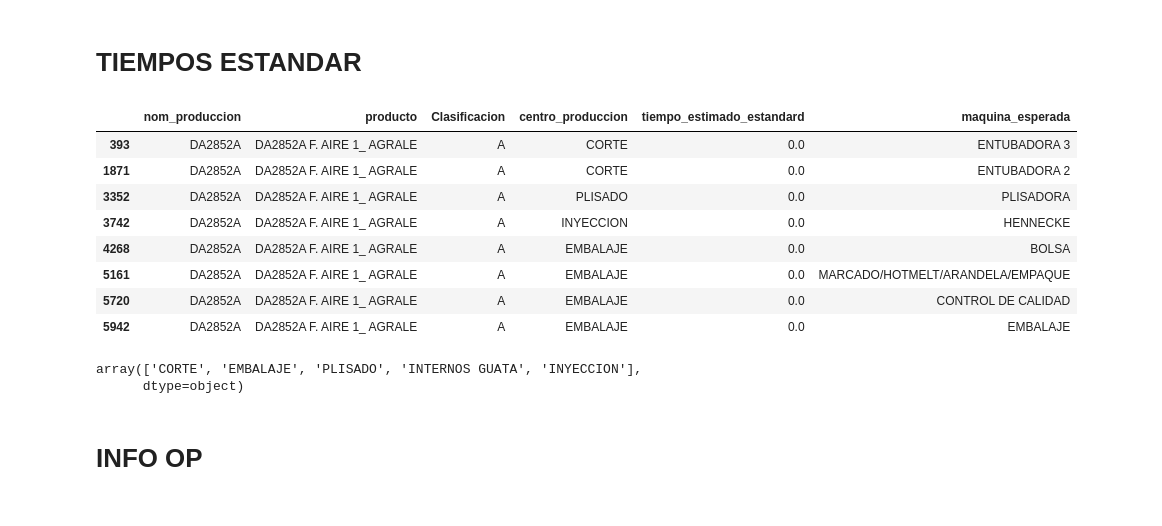
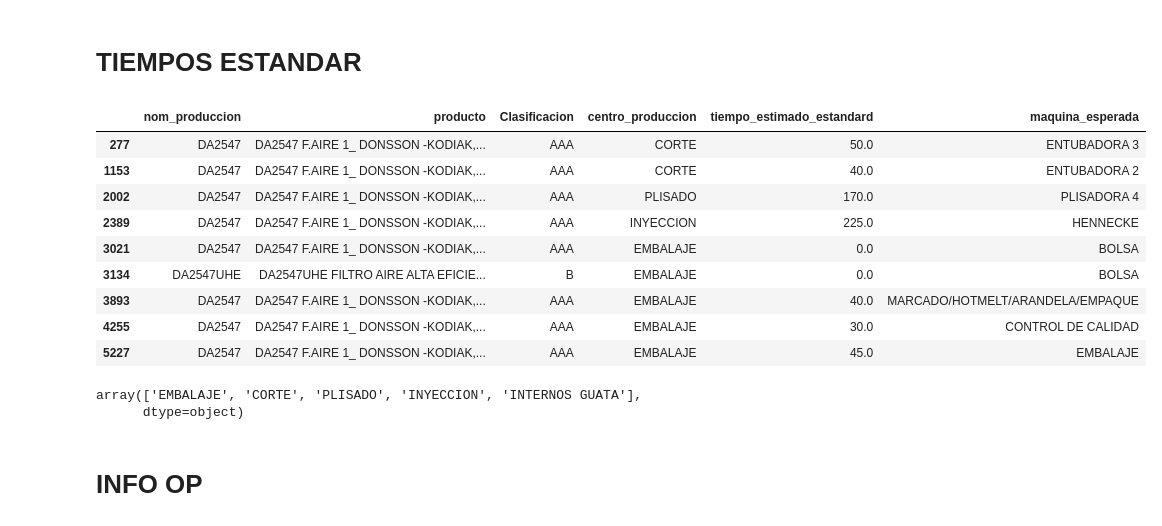
Before and after one commit to FiltrosDonsson/Proyectos-Data-analyst, a Jupyter notebook: PRORUDCCION/tiempo_produccion.ipynb, the cells around one changed output. Drawn from its saved outputs; the diff is of its cells as text; code cells hidden in the pictures.

```diff
--- a/PRORUDCCION/tiempo_produccion.ipynb
+++ b/PRORUDCCION/tiempo_produccion.ipynb
@@ -72,22 +72,28 @@ sin_ventas = te_clas[te_clas["Clasificacion"].isna()]
 te_clas = te_clas[~te_clas["nom_produccion"].isin(sin_ventas["nom_produccion"])]
 
 te_clas = te_clas[["nom_produccion","producto","Clasificacion","centro_produccion","tiempo_estimado_estandard","maquina_esperada"]]
+
+# 🧹 Eliminar filas con tiempo_estimado_estandard = 0 excepto si maquina_esperada == "BOLSA"
+te_clas = te_clas[
+    ~((te_clas["tiempo_estimado_estandard"] == 0) & (te_clas["maquina_esperada"].str.upper() != "BOLSA"))
+]
 # %%
-te_clas[te_clas["producto"].str.contains("DA2852A")]
+te_clas[te_clas["producto"].str.contains("DA2547")]
 # %% [output]
 |  | nom_produccion | producto | Clasificacion | centro_produccion | tiempo_estimado_estandard | maquina_esperada |
-| 393 | DA2852A | DA2852A F. AIRE 1_ AGRALE | A | CORTE | 0.0 | ENTUBADORA 3 |
-| 1871 | DA2852A | DA2852A F. AIRE 1_ AGRALE | A | CORTE | 0.0 | ENTUBADORA 2 |
-| 3352 | DA2852A | DA2852A F. AIRE 1_ AGRALE | A | PLISADO | 0.0 | PLISADORA |
-| 3742 | DA2852A | DA2852A F. AIRE 1_ AGRALE | A | INYECCION | 0.0 | HENNECKE |
-| 4268 | DA2852A | DA2852A F. AIRE 1_ AGRALE | A | EMBALAJE | 0.0 | BOLSA |
-| 5161 | DA2852A | DA2852A F. AIRE 1_ AGRALE | A | EMBALAJE | 0.0 | MARCADO/HOTMELT/ARANDELA/EMPAQUE |
-| 5720 | DA2852A | DA2852A F. AIRE 1_ AGRALE | A | EMBALAJE | 0.0 | CONTROL DE CALIDAD |
-| 5942 | DA2852A | DA2852A F. AIRE 1_ AGRALE | A | EMBALAJE | 0.0 | EMBALAJE |
+| 277 | DA2547 | DA2547 F.AIRE 1_ DONSSON -KODIAK,... | AAA | CORTE | 50.0 | ENTUBADORA 3 |
+| 1153 | DA2547 | DA2547 F.AIRE 1_ DONSSON -KODIAK,... | AAA | CORTE | 40.0 | ENTUBADORA 2 |
+| 2002 | DA2547 | DA2547 F.AIRE 1_ DONSSON -KODIAK,... | AAA | PLISADO | 170.0 | PLISADORA 4 |
+| 2389 | DA2547 | DA2547 F.AIRE 1_ DONSSON -KODIAK,... | AAA | INYECCION | 225.0 | HENNECKE |
+| 3021 | DA2547 | DA2547 F.AIRE 1_ DONSSON -KODIAK,... | AAA | EMBALAJE | 0.0 | BOLSA |
+| 3134 | DA2547UHE | DA2547UHE FILTRO AIRE ALTA EFICIE... | B | EMBALAJE | 0.0 | BOLSA |
+| 3893 | DA2547 | DA2547 F.AIRE 1_ DONSSON -KODIAK,... | AAA | EMBALAJE | 40.0 | MARCADO/HOTMELT/ARANDELA/EMPAQUE |
+| 4255 | DA2547 | DA2547 F.AIRE 1_ DONSSON -KODIAK,... | AAA | EMBALAJE | 30.0 | CONTROL DE CALIDAD |
+| 5227 | DA2547 | DA2547 F.AIRE 1_ DONSSON -KODIAK,... | AAA | EMBALAJE | 45.0 | EMBALAJE |
 # %%
 te_clas["centro_produccion"].unique()
 # %% [output]
-array(['CORTE', 'EMBALAJE', 'PLISADO', 'INTERNOS GUATA', 'INYECCION'],
+array(['EMBALAJE', 'CORTE', 'PLISADO', 'INYECCION', 'INTERNOS GUATA'],
       dtype=object)
 # %% [markdown]
 # INFO OP
```
Also changed, not shown: parts of 11 cells of this notebook, 7 other files.
